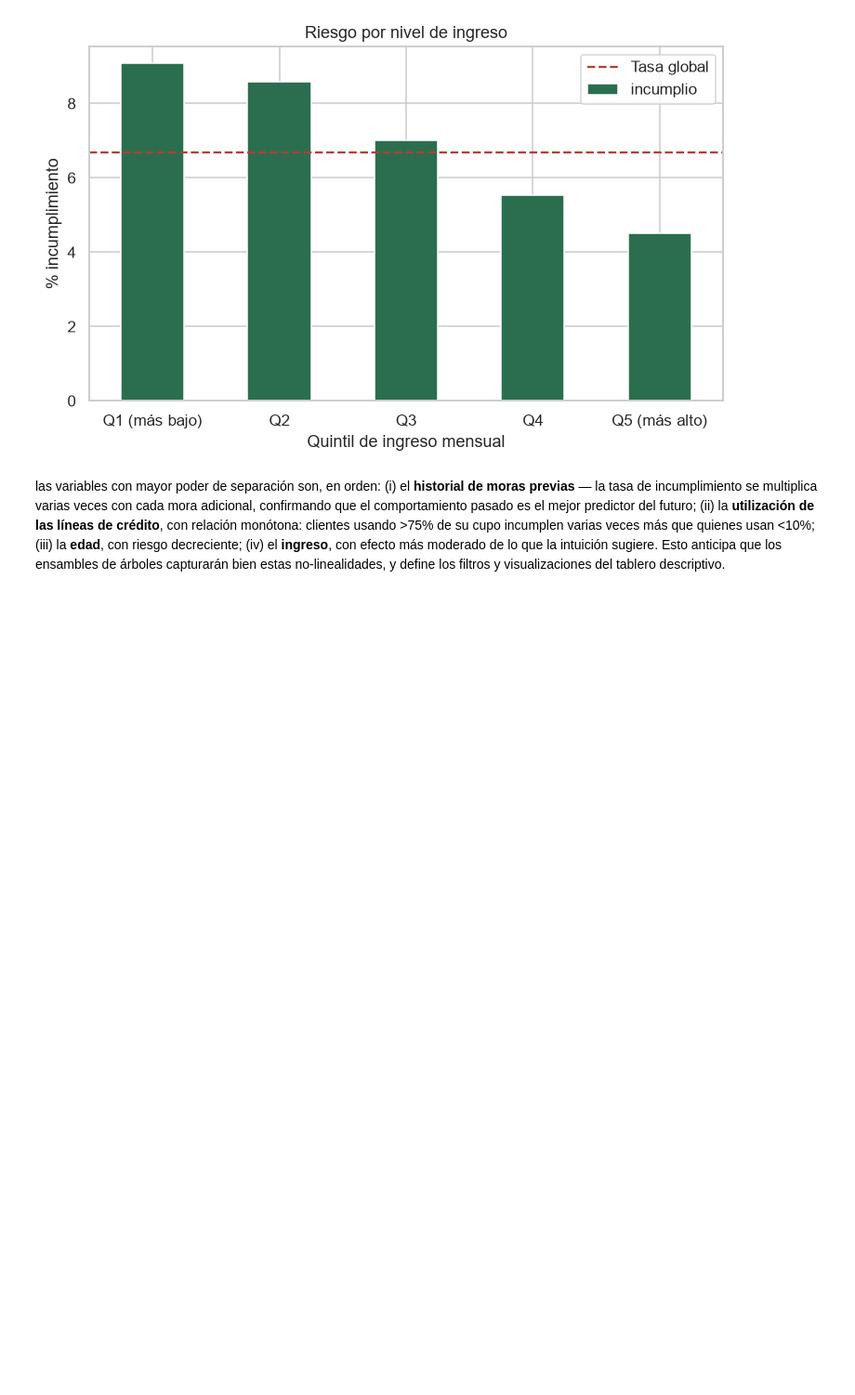
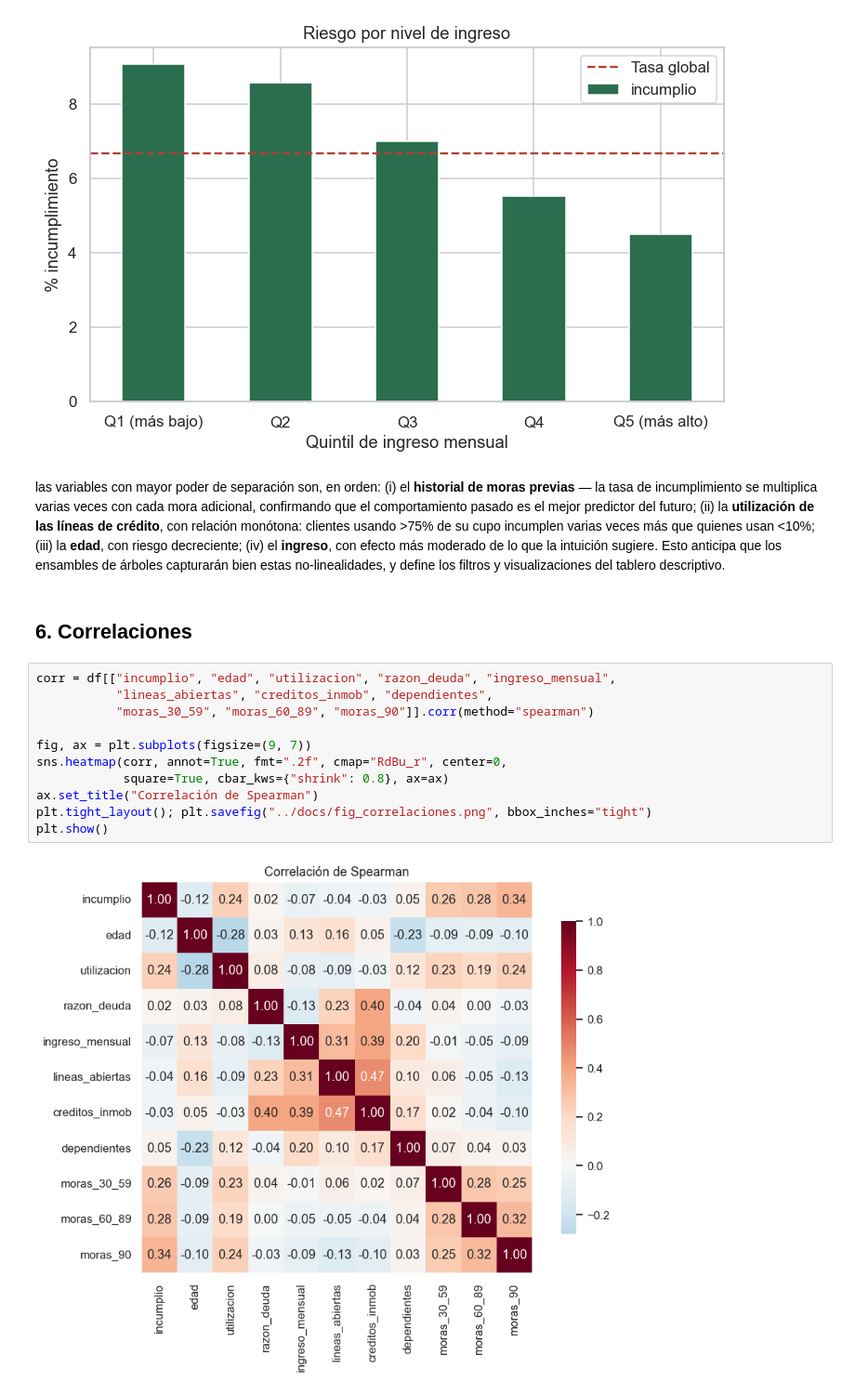
Before and after one commit to w-bojacag/DS-Miniproyecto, a Jupyter notebook: Notebook/01_eda.ipynb, the cells around one changed output. Shown at 93% size. Saved outputs shown, nothing was run; the diff lists cells and outputs as text; blank space fills up the shorter version.

```diff
--- a/Notebook/01_eda.ipynb
+++ b/Notebook/01_eda.ipynb
@@ -256,3 +256,18 @@ plt.show()
 [figure]
 # %% [markdown]
 las variables con mayor poder de separación son, en orden: (i) el **historial de moras previas** — la tasa de incumplimiento se multiplica varias veces con cada mora adicional, confirmando que el comportamiento pasado es el mejor predictor del futuro; (ii) la **utilización de las líneas de crédito**, con relación monótona: clientes usando >75% de su cupo incumplen varias veces más que quienes usan <10%; (iii) la **edad**, con riesgo decreciente; (iv) el **ingreso**, con efecto más moderado de lo que la intuición sugiere. Esto anticipa que los ensambles de árboles capturarán bien estas no-linealidades, y define los filtros y visualizaciones del tablero descriptivo.
+# %% [markdown]
+## 6. Correlaciones
+# %%
+corr = df[["incumplio", "edad", "utilizacion", "razon_deuda", "ingreso_mensual",
+           "lineas_abiertas", "creditos_inmob", "dependientes",
+           "moras_30_59", "moras_60_89", "moras_90"]].corr(method="spearman")
+
+fig, ax = plt.subplots(figsize=(9, 7))
+sns.heatmap(corr, annot=True, fmt=".2f", cmap="RdBu_r", center=0,
+            square=True, cbar_kws={"shrink": 0.8}, ax=ax)
+ax.set_title("Correlación de Spearman")
+plt.tight_layout(); plt.savefig("../docs/fig_correlaciones.png", bbox_inches="tight")
+plt.show()
+# %% [output]
+[figure, added]
```
Also changed, not shown: parts of 5 cells of this notebook.
